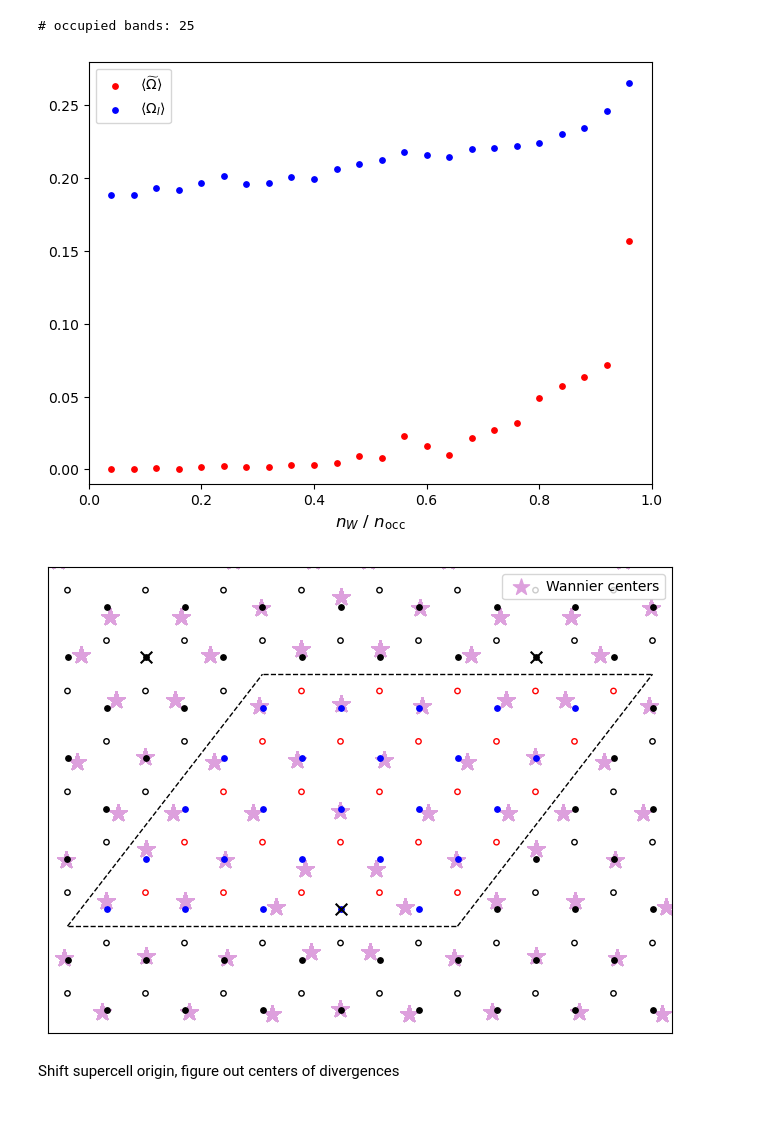
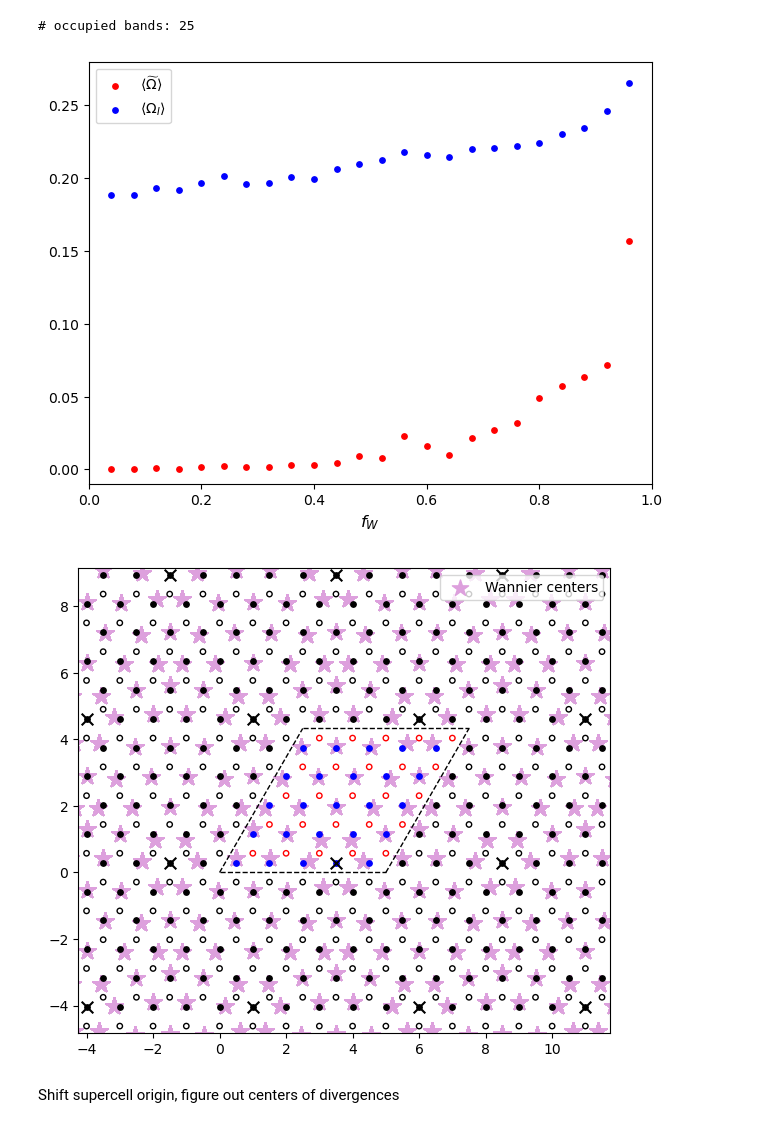
Before and after one commit to treycole/WanPy, a Jupyter notebook: top_obstruction/Wan_frac.ipynb, the cells around one changed output. Saved outputs shown, nothing was run; the diff lists cells and outputs as text; code cells hidden in the pictures.

```diff
--- a/top_obstruction/Wan_frac.ipynb
+++ b/top_obstruction/Wan_frac.ipynb
@@ -71,7 +71,9 @@ plt.scatter(Wf_frac, avg_omega_til, c='r', s=15, label=r'$\langle \widetilde{\Om
 plt.scatter(Wf_frac, avg_omega_i, c='b', s=15, label=r'$\langle \Omega_I \rangle$')
 
 # plt.ylabel(r'$\langle \widetilde{\Omega} \rangle$', size=12)
-plt.xlabel(r'$n_{W}\ /\ n_{\rm occ}$', size=12)
+# plt.xlabel(r'$n_{W}\ /\ n_{\rm occ}$', size=12)
+plt.xlabel(r'$f_{W}$', size=12)
+
 # plt.title(r"C=-1.0 $\Delta$ = 1 $t_0=0.4$ $t'=0.5$")
 plt.ylim(-0.01, .28)
 plt.xlim(0, 1.0)
@@ -82,7 +84,7 @@ plt.subplots_adjust(top=0.98, left=0.1, bottom=0.1, right=0.98)
 save_name = f'Delta={delta}_t={t}_n_occ={n_occ}'
 plt.savefig(f'images/Wan_frac_{save_name}.png', dpi=700)
 # %% [output]
-[figure, old version]
+[figure, new version]
 # %%
 def plot_centers(
         WF, omit_sites=None,
@@ -266,36 +268,37 @@ def plot_centers(
 # %%
 n_wfs = 24
 Wf = WFs_dict[n_wfs] # 17/25 Wannier functions
 trial_wfs = Wf.trial_wfs
 delta_sites = np.sort(np.array([int(np.where(trial_wfs[i]!=0)[0][0]) for i in range(trial_wfs.shape[0])]))
 omit_sites = np.setdiff1d(low_E_sites, delta_sites)
 
 title = (
   "Haldane model \n"
   fr"$C = {chern: .1f}$, $\Delta = {delta}$, $t= {t: .2f}, t_2 = {t2: .2f}$"
   )
 
 kwargs_centers = {'s': 150, 'marker':'*', 'c':'plum', 'alpha':1}
 kwargs_omit = {'s': 70, 'marker':'x', 'c':'k', 'zorder':3}
 kwargs_lat = {'s': 15, 'marker':'o', 'c':'k'}
 
 fig, ax = plot_centers(
     Wf, title=title, omit_sites=omit_sites, section_home_cell=True,
     color_home_cell=True, translate_centers=True, kwargs_centers=kwargs_centers,
-    kwargs_lat=kwargs_lat, kwargs_omit=kwargs_omit, pmx=4, pmy=4, legend=True)
+    kwargs_lat=kwargs_lat, kwargs_omit=kwargs_omit, pmx=8, pmy=7, legend=True)
 
-ax.set_xticks([])
-ax.set_yticks([])
+# ax.set_xticks([])
+# ax.set_yticks([])
 ax.set_title('')
+ax.set_aspect('equal')
 
 save_name = f'Wan_centers_{model_str}_nWfs={n_wfs}'
 sv_dir = 'images'
 file_name = f"{sv_dir}/{save_name}.png"
 
 plt.subplots_adjust(top=0.98, left=0.01, bottom=0.01, right=0.985)
 
 plt.savefig(file_name, dpi=700)
 # %% [output]
-[figure, old version]
+[figure, new version]
 # %% [markdown]
 Shift supercell origin, figure out centers of divergences
```
Also changed, not shown: 25 other files.
